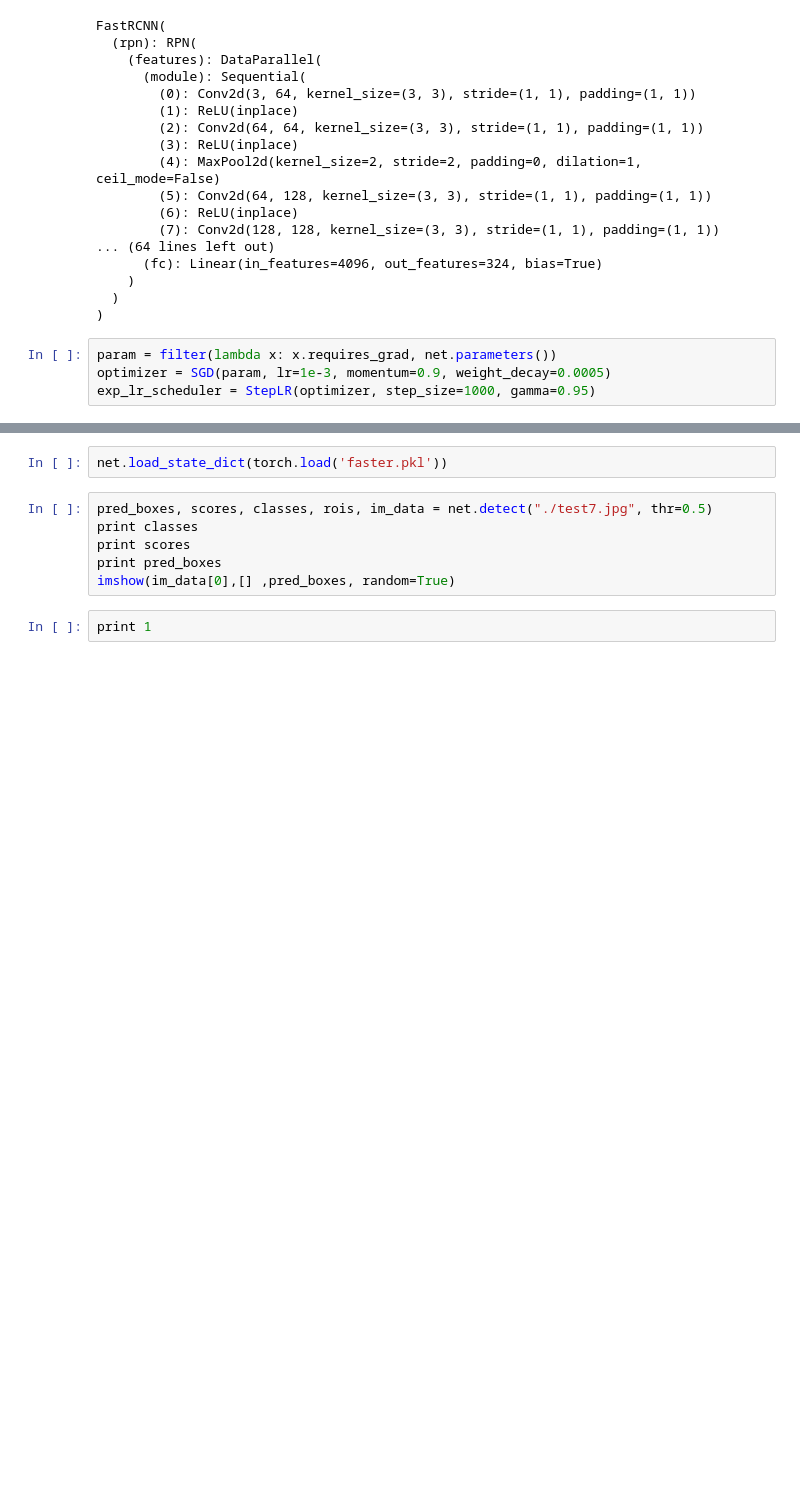
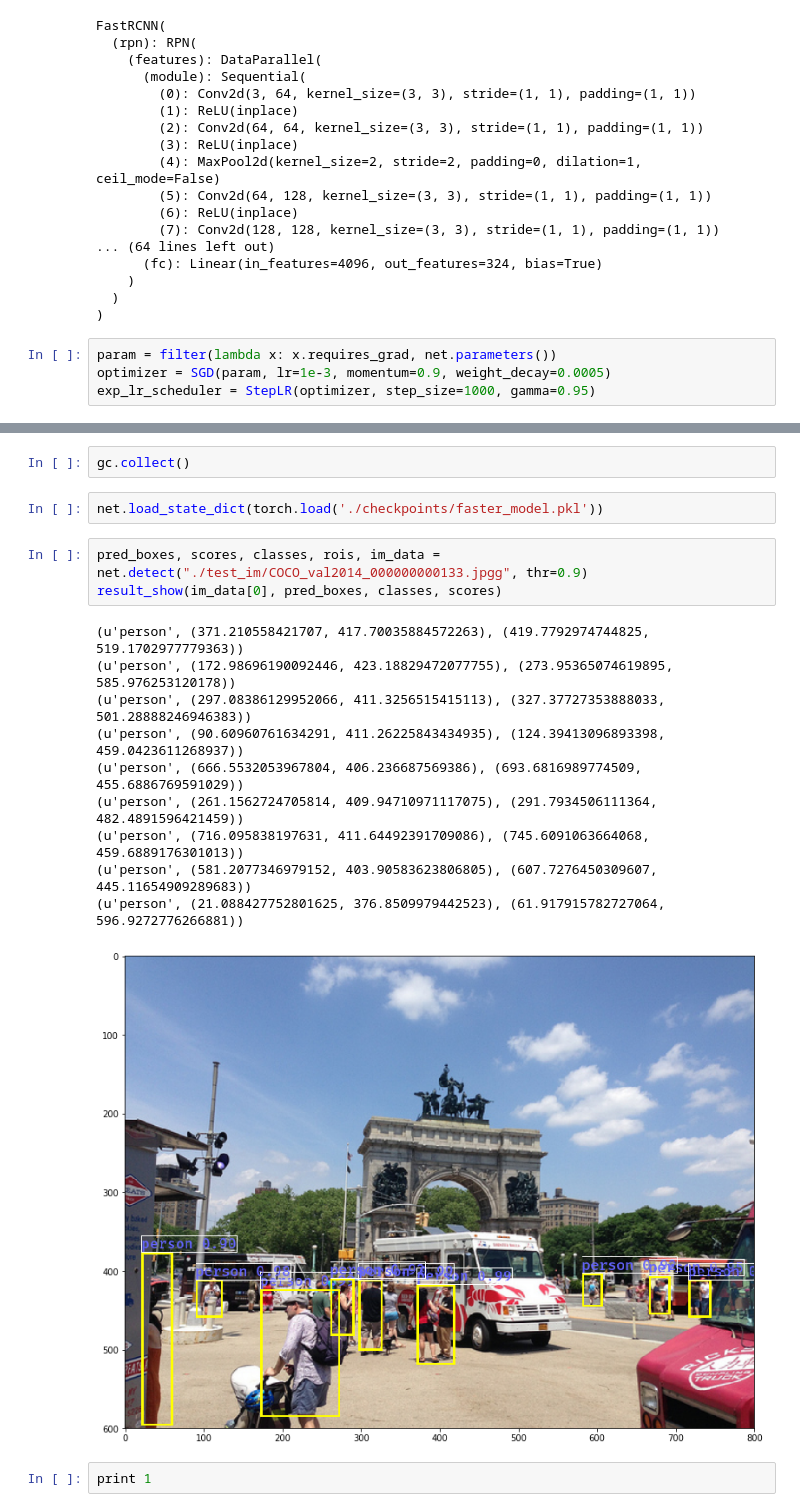
Before and after one commit to anhlt/faster_rcnn, a Jupyter notebook: MSCOCO.ipynb, the cells around one changed output, grey strips where cells are left out. Saved outputs shown, nothing was run; the diff lists cells and outputs as text; blank space fills up the shorter version.

```diff
--- a/MSCOCO.ipynb
+++ b/MSCOCO.ipynb
@@ -206,11 +199,21 @@ No handlers could be found for logger "faster_rcnn.utils.datasets.mscoco.dataset
+# %%
+gc.collect()
 # %%
-net.load_state_dict(torch.load('faster.pkl'))
+net.load_state_dict(torch.load('./checkpoints/faster_model.pkl'))
 # %%
-pred_boxes, scores, classes, rois, im_data = net.detect("./test7.jpg", thr=0.5)
-print classes
-print scores
-print pred_boxes
-imshow(im_data[0],[] ,pred_boxes, random=True)
+pred_boxes, scores, classes, rois, im_data = net.detect("./test_im/COCO_val2014_000000000133.jpgg", thr=0.9)
+result_show(im_data[0], pred_boxes, classes, scores)
+# %% [output]
+(u'person', (371.210558421707, 417.70035884572263), (419.7792974744825, 519.1702977779363))
+(u'person', (172.98696190092446, 423.18829472077755), (273.95365074619895, 585.976253120178))
+(u'person', (297.08386129952066, 411.3256515415113), (327.37727353888033, 501.28888246946383))
+(u'person', (90.60960761634291, 411.26225843434935), (124.39413096893398, 459.0423611268937))
+(u'person', (666.5532053967804, 406.236687569386), (693.6816989774509, 455.6886769591029))
+(u'person', (261.1562724705814, 409.94710971117075), (291.7934506111364, 482.4891596421459))
+(u'person', (716.095838197631, 411.64492391709086), (745.6091063664068, 459.6889176301013))
+(u'person', (581.2077346979152, 403.90583623806805), (607.7276450309607, 445.11654909289683))
+(u'person', (21.088427752801625, 376.8509979442523), (61.917915782727064, 596.9272776266881))
+[figure, added]
 # %%
 print 1
 # %%
```
Also changed, not shown: parts of 8 cells of this notebook, 2 other files.
